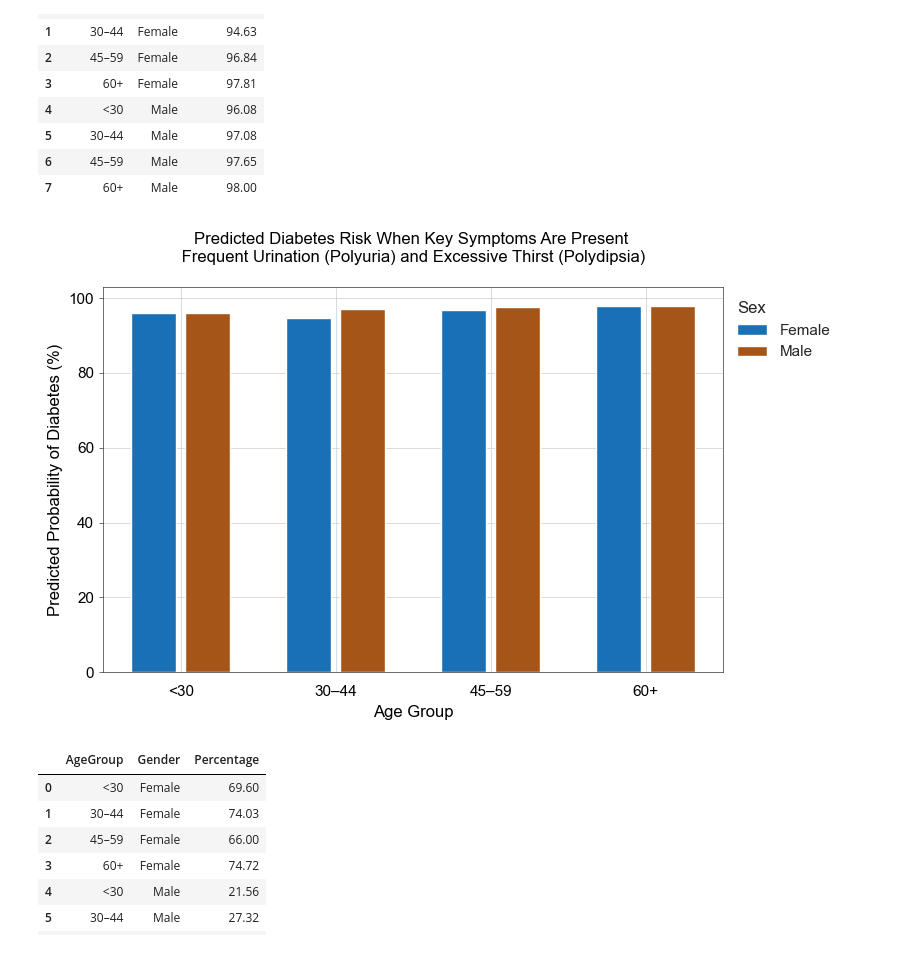
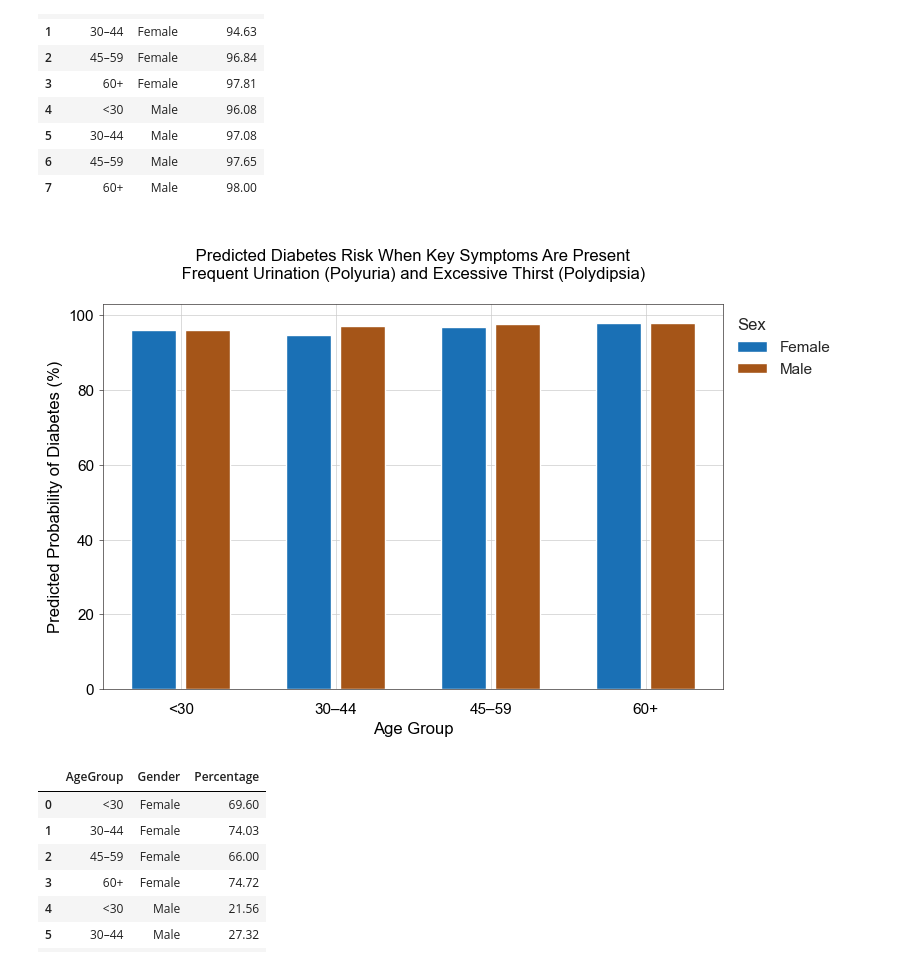
Before and after one commit to feeza2025/ds4, a Jupyter notebook: 01_activities/dataset_modelling_all.ipynb, the cells around one changed output. Cells and saved outputs as stored; diff of their text form; code cells hidden in the pictures.

```diff
--- a/01_activities/dataset_modelling_all.ipynb
+++ b/01_activities/dataset_modelling_all.ipynb
@@ -590,35 +510,35 @@ Generating Graphs to show trends.
 # %%
 # Combination tests
 # predicting probabilities for various scenarios
-# the 3 Ps - hallmark sign in diabetes
+# the 2 key symptoms
 questions = [
-            [1, 1,1,0,0,0,0,0,0,0,0,0,0,0,0,False,False,False], # polyuria + Polydipsia + Polyphagia, <30
-            [1, 1,1,0,0,0,0,0,0,0,0,0,0,0,0,True,False,False], # polyuria + Polydipsia + Polyphagia,AgeGroup_30–44
-            [1, 1,1,0,0,0,0,0,0,0,0,0,0,0,0,False,True,False], # polyuria + Polydipsia + Polyphagia,, AgeGroup_45–59
+            [1, 1,1,0,0,0,0,0,0,0,0,0,0,0,0,False,False,False], # polyuria + Polydipsia, <30
+            [1, 1,1,0,0,0,0,0,0,0,0,0,0,0,0,True,False,False], # polyuria + Polydipsia,AgeGroup_30–44
+            [1, 1,1,0,0,0,0,0,0,0,0,0,0,0,0,False,True,False], # polyuria + Polydipsia,, AgeGroup_45–59
             [1, 1,1,0,0,0,0,0,0,0,0,0,0,0,0,False,False,True], # polyuria + Polydipsia + Polyphagia, AgeGroup_60+
 
-            [0, 1,1,0,0,0,0,0,0,0,0,0,0,0,0,False,False,False], # polyuria + Polydipsia + Polyphagia, <30
-            [0, 1,1,0,0,0,0,0,0,0,0,0,0,0,0,True,False,False], # polyuria + Polydipsia + Polyphagia,AgeGroup_30–44
-            [0, 1,1,0,0,0,0,0,0,0,0,0,0,0,0,False,True,False], # polyuria + Polydipsia + Polyphagia,, AgeGroup_45–59
-            [0, 1,1,0,0,0,0,0,0,0,0,0,0,0,0,False,False,True], # polyuria + Polydipsia + Polyphagia, AgeGroup_60+
+            [0, 1,1,0,0,0,0,0,0,0,0,0,0,0,0,False,False,False], # polyuria + Polydipsia, <30
+            [0, 1,1,0,0,0,0,0,0,0,0,0,0,0,0,True,False,False], # polyuria + Polydipsia,AgeGroup_30–44
+            [0, 1,1,0,0,0,0,0,0,0,0,0,0,0,0,False,True,False], # polyuria + Polydipsia,, AgeGroup_45–59
+            [0, 1,1,0,0,0,0,0,0,0,0,0,0,0,0,False,False,True], # polyuria + Polydipsia, AgeGroup_60+
 ]
 
 probability_list = model_grid.predict_proba(questions)
 
+# y = 1
 # since percentage is more reader friendly will convert the probability to percent and round to 2 decimal places
 probability = [round(prob * 100, 2) for prob in probability_list[:, 1]]
 
+age_groups = ['<30', '30–44', '45–59', '60+']
 
 data = {
-    'AgeGroup': ['<30', '30–44', '45–59', '60+',
-                '<30', '30–44', '45–59', '60+',],
-    'Sex': ['Female','Female','Female', 'Female',
-                'Male', 'Male', 'Male', 'Male'],
-    'Percentage':  probability,
+    'AgeGroup': age_groups * 2,
+    'Sex': ['Female'] * 4 + ['Male'] * 4,
+    'Percentage': probability
 }
 
-df_probability_3ps = pd.DataFrame(data)
-df_probability_3ps
+df_probability_2ps = pd.DataFrame(data)
+df_probability_2ps
 # %% [output]
 |  | AgeGroup | Sex | Percentage |
 | 0 | <30 | Female | 95.98 |
@@ -640,7 +560,7 @@ sns.set_context("notebook", rc={"grid.linewidth": 0.5})
 
 plt.figure(figsize=(8,5))
 ax = sns.barplot(
-    data=df_probability_3ps,
+    data=df_probability_2ps,
     x="AgeGroup",
     y="Percentage",
     hue="Sex",
@@ -648,7 +568,7 @@ ax = sns.barplot(
     gap=0.175,
 )
 
-plt.title("Predicted Diabetes Risk When Key Symptoms Are Present \n Frequent Urination (Polyuria) and Excessive Thirst (Polydipsia) \n", color="black")
+plt.title("\n Predicted Diabetes Risk When Key Symptoms Are Present \n Frequent Urination (Polyuria) and Excessive Thirst (Polydipsia) \n", color="black")
 plt.ylabel("Predicted Probability of Diabetes (%)", color="black")
 plt.xlabel("Age Group", color="black")
 #plt.ylim(90, 100)   # optional, helps highlight differences
@@ -660,34 +580,34 @@ plt.legend(title="Sex", labelcolor='black', alignment='left', frameon=False)
 # set to 0.5 if decided to show the percentage
 ax.spines['left'].set_color('#363333')
 ax.spines['bottom'].set_color('#363333')
 ax.spines['right'].set_color('#363333')
 ax.spines['top'].set_color('#363333')
 
 ax.spines['left'].set_linewidth(0.5)
 ax.spines['bottom'].set_linewidth(0.5)
 ax.spines['right'].set_linewidth(0.5)
 ax.spines['top'].set_linewidth(0.5)
 
 
 sns.move_legend(ax, "upper left", bbox_to_anchor=(1, 1))
 
 ax.tick_params(
     axis='y',    # Affects both major and minor ticks
     left=True,       # Show ticks on the left axis
     direction='out',  # Ticks face inward
     length=3,        # Length of minor ticks
     color='#363333',     # Color of minor ticks
     width=0.5,
 )
 
 ax.tick_params(axis='both', labelcolor='black')
 
 #ax.set_yticklabels([])
 #ax.grid(False)
 
 plt.show()
 # %% [output]
-[figure, old version]
+[figure, new version]
 # %%
 # partial paresi & muscle stiffness
 questions = [
```
Also changed, not shown: parts of 33 cells of this notebook.
